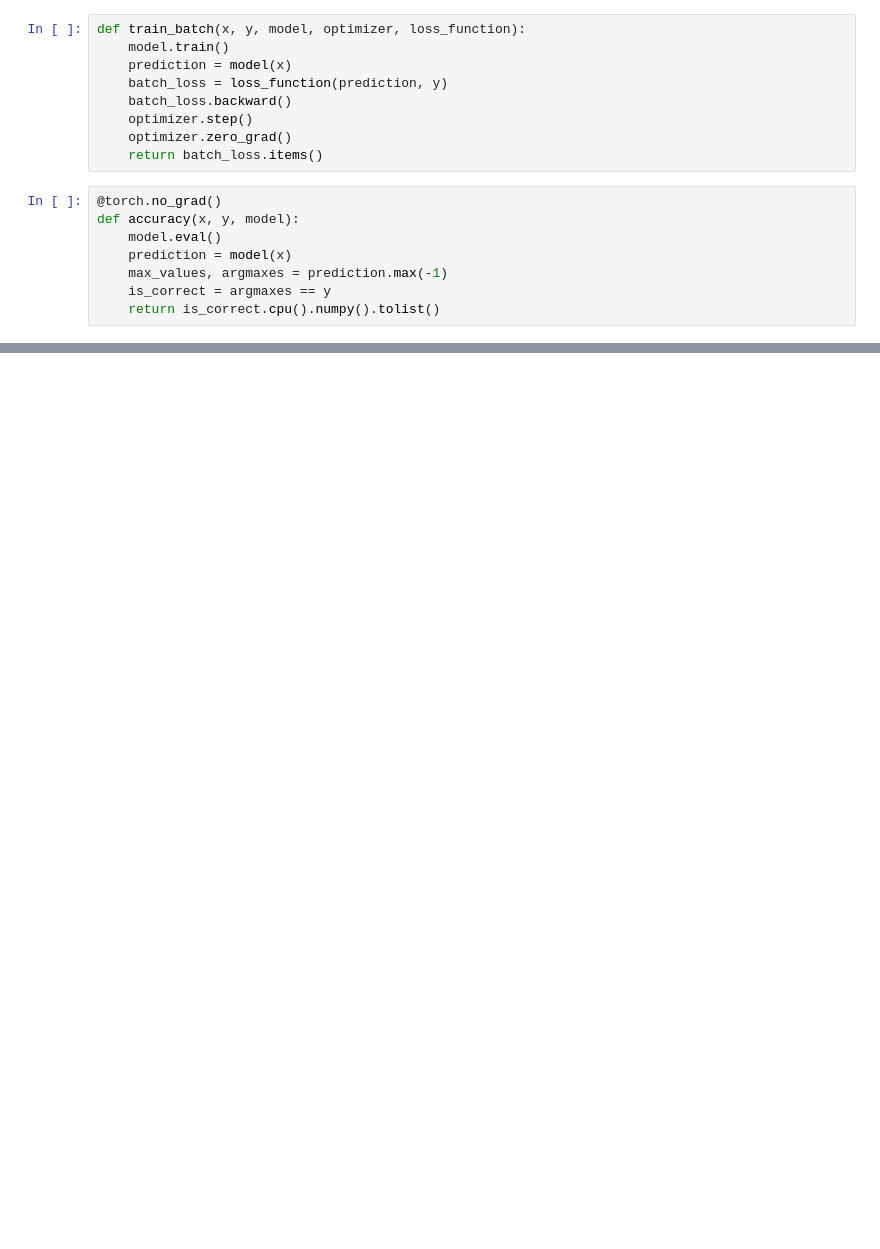
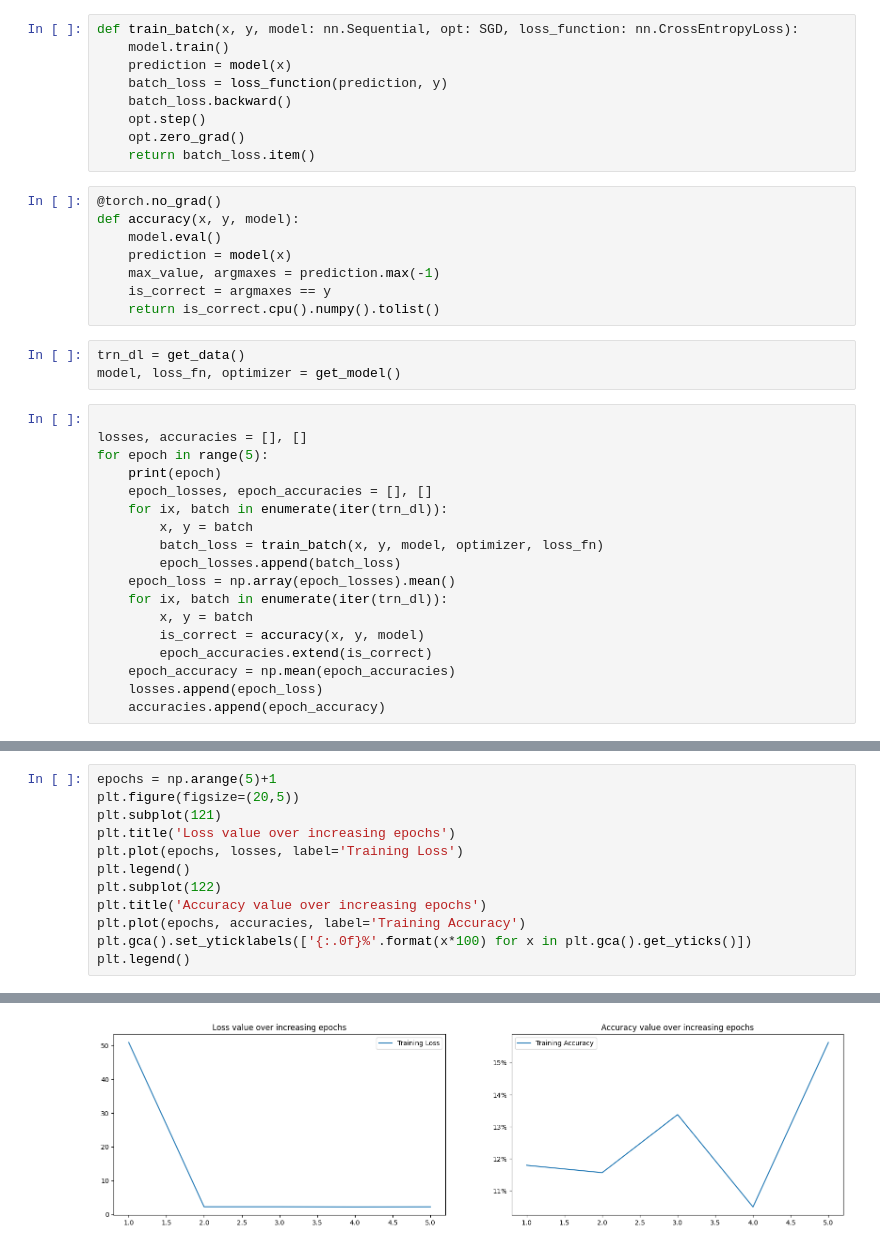
Before and after one commit to BorhanPetgar/ModernCV, a Jupyter notebook: 3/train.ipynb, the cells around one changed output, grey strips where cells are left out. Saved outputs shown, nothing was run; the diff lists cells and outputs as text; blank space fills up the shorter version.

Commit message:
train completed

```diff
--- a/3/train.ipynb
+++ b/3/train.ipynb
@@ -44,18 +48,39 @@ def get_model():
     return model, loss_function, optimizer
 # %%
-def train_batch(x, y, model, optimizer, loss_function):
+def train_batch(x, y, model: nn.Sequential, opt: SGD, loss_function: nn.CrossEntropyLoss):
     model.train()
     prediction = model(x)
     batch_loss = loss_function(prediction, y)
     batch_loss.backward()
-    optimizer.step()
-    optimizer.zero_grad()
-    return batch_loss.items()
+    opt.step()
+    opt.zero_grad()
+    return batch_loss.item()
 # %%
 @torch.no_grad()
 def accuracy(x, y, model):
     model.eval()
     prediction = model(x)
-    max_values, argmaxes = prediction.max(-1)
+    max_value, argmaxes = prediction.max(-1)
     is_correct = argmaxes == y
     return is_correct.cpu().numpy().tolist()
+# %%
+trn_dl = get_data()
+model, loss_fn, optimizer = get_model()
+# %%
+
+losses, accuracies = [], []
+for epoch in range(5):
+    print(epoch)
+    epoch_losses, epoch_accuracies = [], []
+    for ix, batch in enumerate(iter(trn_dl)):
+        x, y = batch
+        batch_loss = train_batch(x, y, model, optimizer, loss_fn)
+        epoch_losses.append(batch_loss)
+    epoch_loss = np.array(epoch_losses).mean()
+    for ix, batch in enumerate(iter(trn_dl)):
+        x, y = batch
+        is_correct = accuracy(x, y, model)
+        epoch_accuracies.extend(is_correct)
+    epoch_accuracy = np.mean(epoch_accuracies)
+    losses.append(epoch_loss)
+    accuracies.append(epoch_accuracy)
@@ -61,0 +93,13 @@ def accuracy(x, y, model):
+# %%
+epochs = np.arange(5)+1
+plt.figure(figsize=(20,5))
+plt.subplot(121)
+plt.title('Loss value over increasing epochs')
+plt.plot(epochs, losses, label='Training Loss')
+plt.legend()
+plt.subplot(122)
+plt.title('Accuracy value over increasing epochs')
+plt.plot(epochs, accuracies, label='Training Accuracy')
+plt.gca().set_yticklabels(['{:.0f}%'.format(x*100) for x in plt.gca().get_yticks()])
+plt.legend()
+# %% [output]
@@ -61,0 +107 @@ def accuracy(x, y, model):
+[figure, added]
```
Also changed, not shown: parts of 12 cells of this notebook.
